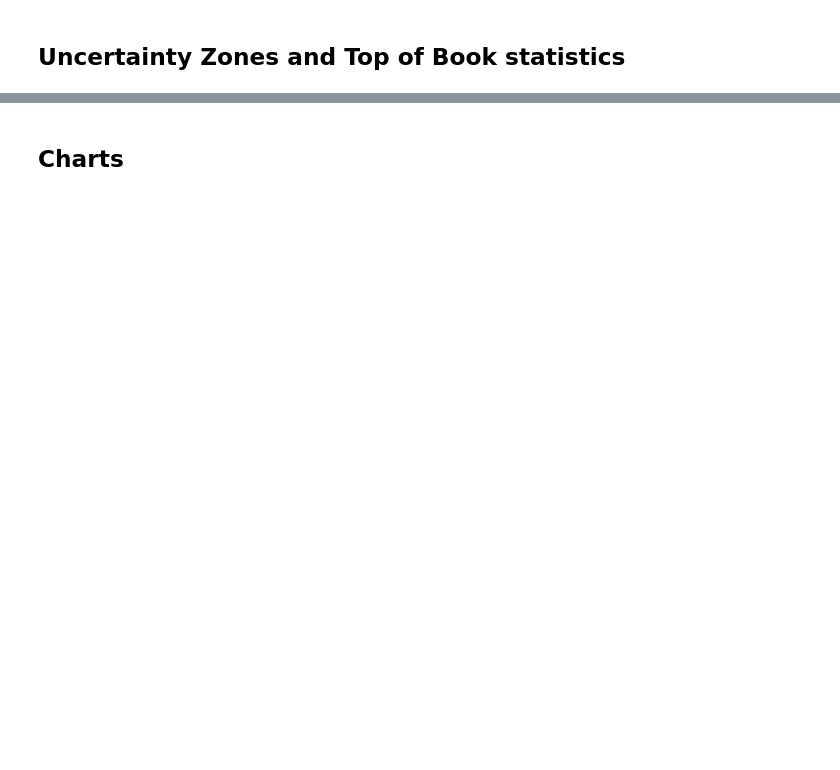
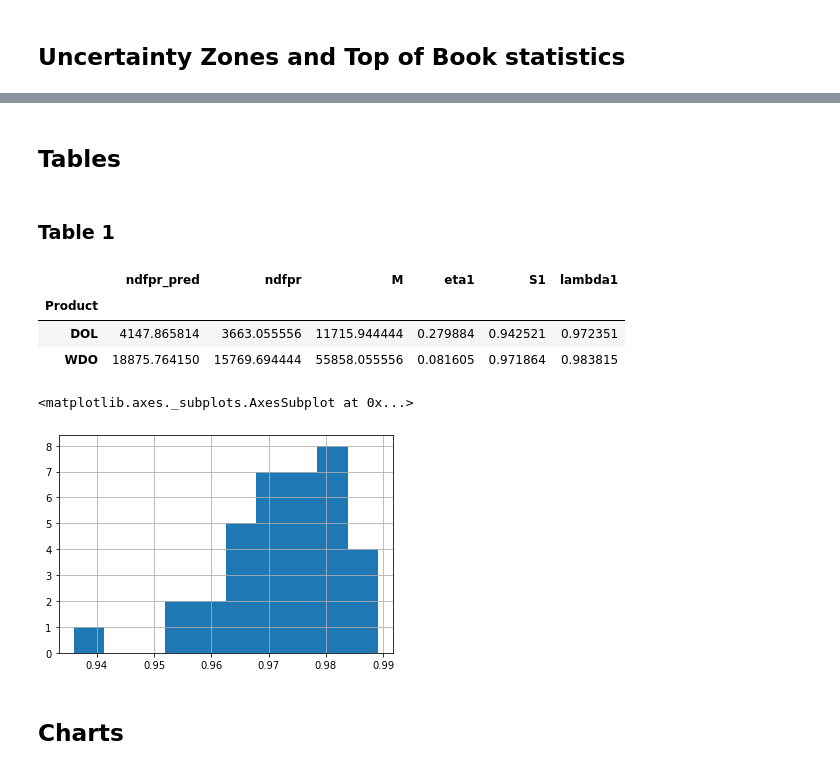
Before and after one commit to fagan2888/UZStats, a Jupyter notebook: armadaticksdfsloop.ipynb, the cells around one changed output, grey strips where cells are left out. Drawn from its saved outputs; the diff is of its cells as text; code cells hidden in the pictures; blank space fills up the shorter version.

```diff
--- a/armadaticksdfsloop.ipynb
+++ b/armadaticksdfsloop.ipynb
@@ -146,2 +118,18 @@ DF_STATS
+# %% [markdown]
+## Tables
+# %% [markdown]
+### Table 1
+# %%
+DF_STATS[['ndfpr_pred', 'ndfpr', 'M', 'eta1', 'S1', 'lambda1']].groupby('Product').mean()
+# %% [output]
+|  | ndfpr_pred | ndfpr | M | eta1 | S1 | lambda1 |
+| Product |  |  |  |  |  |  |
+| DOL | 4147.865814 | 3663.055556 | 11715.944444 | 0.279884 | 0.942521 | 0.972351 |
+| WDO | 18875.764150 | 15769.694444 | 55858.055556 | 0.081605 | 0.971864 | 0.983815 |
+# %%
+DF_STATS.loc['DOL']['lambda1'].hist()
+# %% [output]
+<matplotlib.axes._subplots.AxesSubplot at 0x...>
+[figure, added]
 # %% [markdown]
 ## Charts
```
Also changed, not shown: parts of 76 cells of this notebook.
